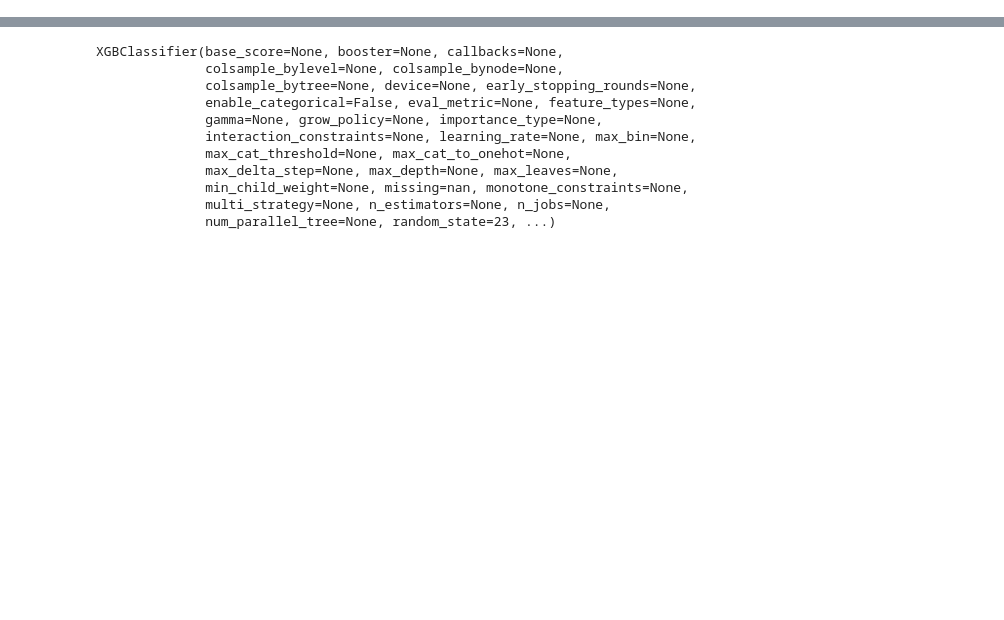
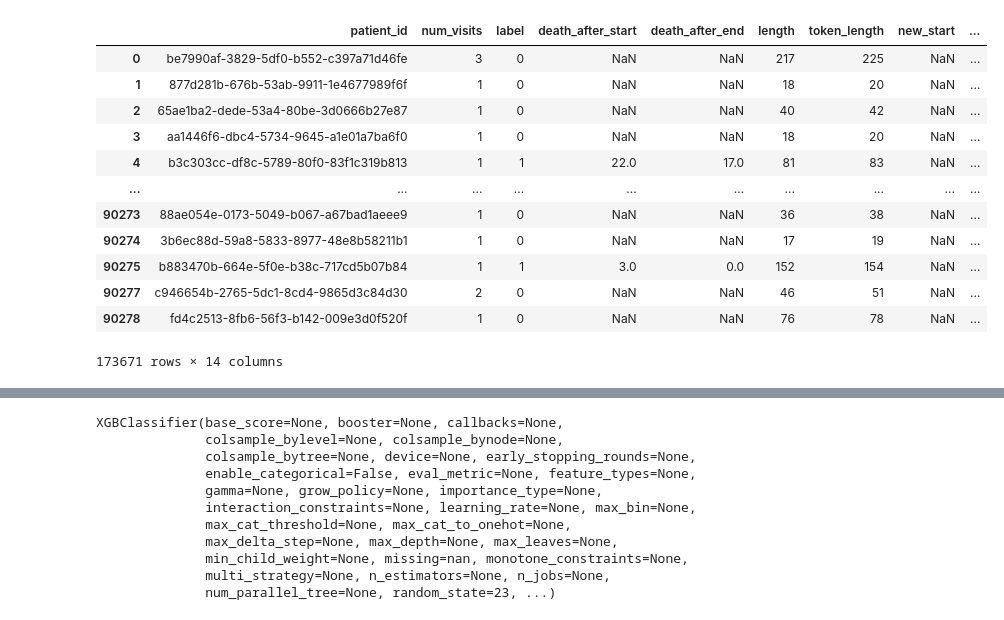
Before and after one commit to VectorInstitute/odyssey, a Jupyter notebook: models/baseline/XGBoost.ipynb, the cells around one changed output, grey strips where cells are left out. Drawn from its saved outputs; the diff is of its cells as text; code cells hidden in the pictures; blank space fills up the shorter version.

```diff
--- a/models/baseline/XGBoost.ipynb
+++ b/models/baseline/XGBoost.ipynb
@@ -43,7 +45,21 @@ SAMPLE_DATA_PATH = f'{ROOT}/CEHR-BERT_sample_patient_sequence.parquet'
 FREQ_DF_PATH = f'{ROOT}/patient_feature_freq.csv'
 FREQ_MATRIX_PATH = f'{ROOT}/patient_freq_matrix.npz'
 # %%
+# Load data
 data = pd.read_parquet(DATA_PATH)
-sample_data = pd.read_parquet(SAMPLE_DATA_PATH)
 data
+# %% [output]
+|  | patient_id | num_visits | label | death_after_start | death_after_end | length | token_length | new_start | ... |
+| 0 | be7990af-3829-5df0-b552-c397a71d46fe | 3 | 0 | NaN | NaN | 217 | 225 | NaN | ... |
+| 1 | 877d281b-676b-53ab-9911-1e4677989f6f | 1 | 0 | NaN | NaN | 18 | 20 | NaN | ... |
+| 2 | 65ae1ba2-dede-53a4-80be-3d0666b27e87 | 1 | 0 | NaN | NaN | 40 | 42 | NaN | ... |
+| 3 | aa1446f6-dbc4-5734-9645-a1e01a7ba6f0 | 1 | 0 | NaN | NaN | 18 | 20 | NaN | ... |
+| 4 | b3c303cc-df8c-5789-80f0-83f1c319b813 | 1 | 1 | 22.0 | 17.0 | 81 | 83 | NaN | ... |
+| ... | ... | ... | ... | ... | ... | ... | ... | ... | ... |
+| 90273 | 88ae054e-0173-5049-b067-a67bad1aeee9 | 1 | 0 | NaN | NaN | 36 | 38 | NaN | ... |
+| 90274 | 3b6ec88d-59a8-5833-8977-48e8b58211b1 | 1 | 0 | NaN | NaN | 17 | 19 | NaN | ... |
+| 90275 | b883470b-664e-5f0e-b38c-717cd5b07b84 | 1 | 1 | 3.0 | 0.0 | 152 | 154 | NaN | ... |
+| 90277 | c946654b-2765-5dc1-8cd4-9865d3c84d30 | 2 | 0 | NaN | NaN | 46 | 51 | NaN | ... |
+| 90278 | fd4c2513-8fb6-56f3-b142-009e3d0f520f | 1 | 0 | NaN | NaN | 76 | 78 | NaN | ... |
+173671 rows × 14 columns
 # %%
```
Also changed, not shown: parts of 15 cells of this notebook.
